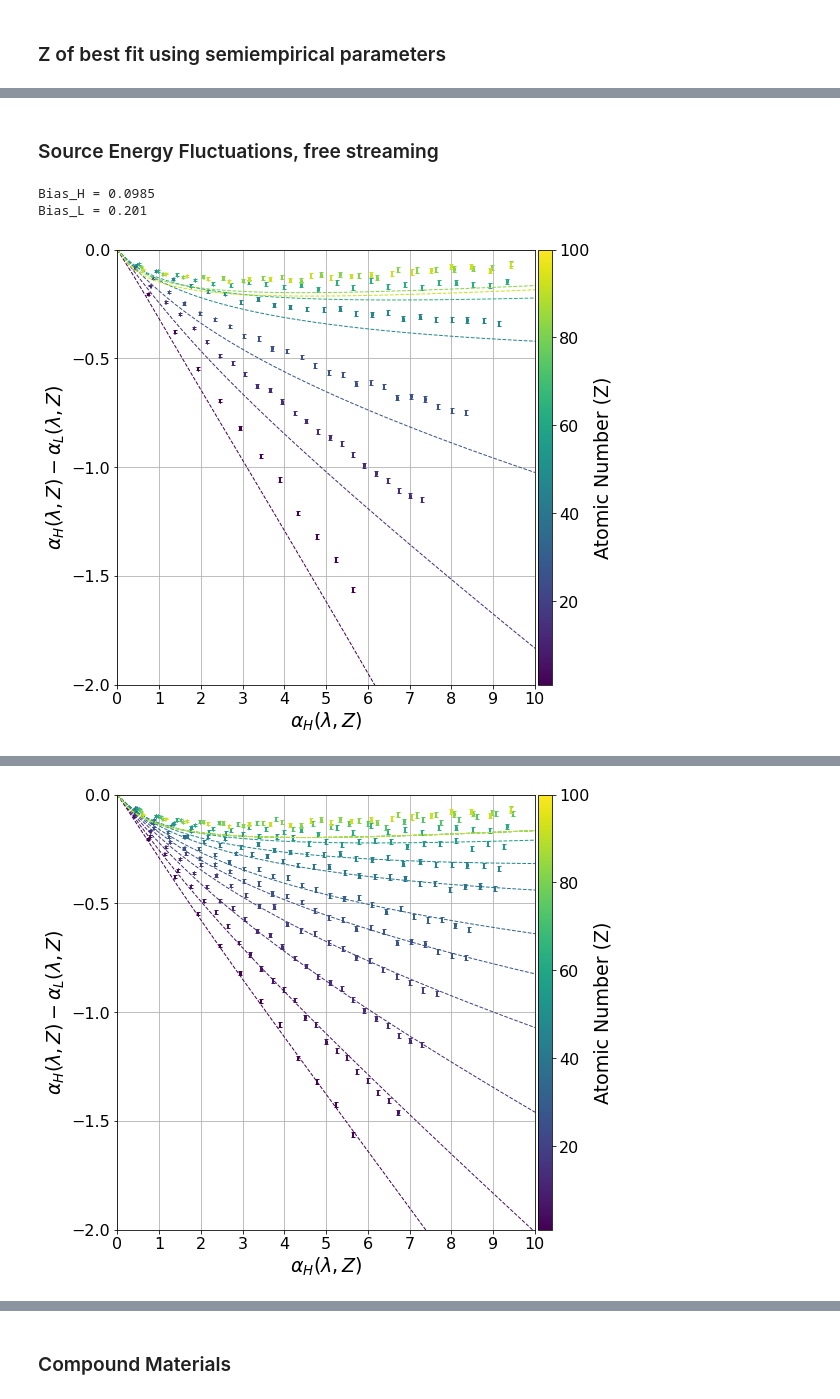
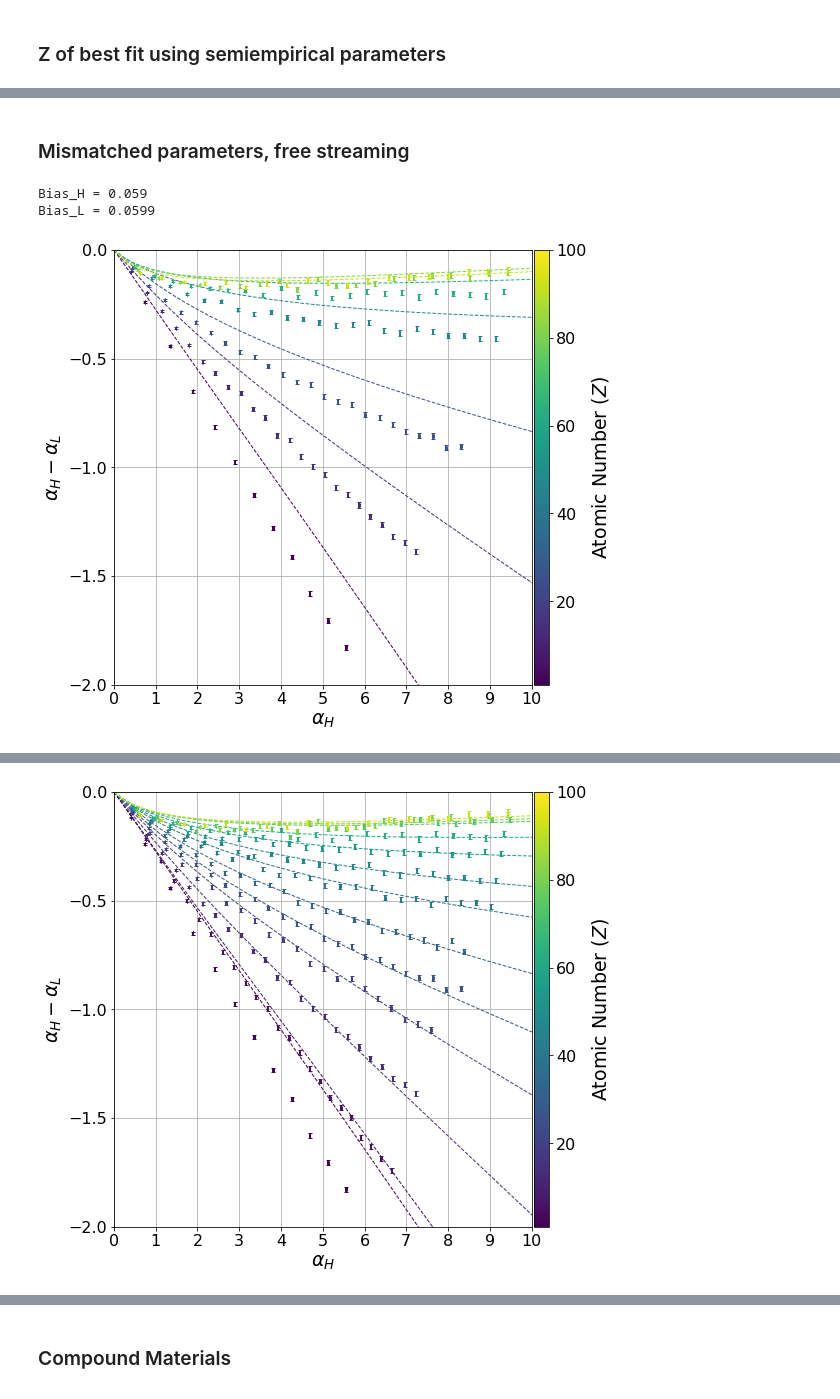
Before and after one commit to plalor/semiempirical_transparency, a Jupyter notebook: analysis/Semiempirical.ipynb, the cells around one changed output, grey strips where cells are left out. Drawn from its saved outputs; the diff is of its cells as text; code cells hidden in the pictures.

```diff
--- a/analysis/Semiempirical.ipynb
+++ b/analysis/Semiempirical.ipynb
@@ -388,7 +368,7 @@ Bias_L = 0.012
 # %%
 fig, ax = plt.subplots(1, figsize = [8, 8])
 
-for Z in Z_vals:
+for Z in Z_vals[:-1]:
     ### lookup simulated values
     lmbda_H, alpha_H, sigma_H = lookup_alpha[H][Z]
     lmbda_L, alpha_L, sigma_L = lookup_alpha[L][Z]
@@ -404,18 +384,18 @@ for Z in Z_vals:
     alpha_L0 = calcAlpha(lmbdaRange, [Z_fit[0]], phi_L, D, mu_L, zRange)
     ax.plot(alpha_H0, alpha_H0 - alpha_L0, linewidth = 1, linestyle = 'dashed', c=color(Z))
 
-    ax.set_xlim(xrange)
+ax.set_xlim(xrange)
 ax.set_ylim(yrange)
 ax.set_xticks(xticks)
 ax.set_yticks(yticks)
 ax.tick_params(labelsize=16)
 ax.grid()
-ax.set_xlabel(r"$\alpha_H(\lambda, Z)$", fontsize=19)
-ax.set_ylabel(r"$\alpha_H(\lambda, Z) - \alpha_L(\lambda, Z)$", fontsize=19)
+ax.set_xlabel(r"$\alpha_H$", fontsize=19)
+ax.set_ylabel(r"$\alpha_H - \alpha_L$", fontsize=19)
 fig.subplots_adjust(right=0.85)
 cbar_ax = fig.add_axes([0.855, 0.125, 0.025, 0.755])
 fig.colorbar(cmap, cax=cbar_ax)
-cbar_ax.set_ylabel("Atomic Number (Z)", fontsize=19)
+cbar_ax.set_ylabel(r"Atomic Number ($Z$)", fontsize=19)
 cbar_ax.tick_params(labelsize=16)
 # %% [output]
 True Z: 1; Fit Z: [1]; Loss: [8.35496262e-05]
@@ -435,23 +414,23 @@ True Z: 92; Fit Z: [87]; Loss: [3.0104298e-05]
 # %% [markdown]
-### Source Energy Fluctuations, free streaming
+### Mismatched parameters, free streaming
 # %%
 fig, ax = plt.subplots(1, figsize = [8, 8])
 
 for Z in Z_plot:
     ### lookup simulated values
-    lmbda_H, alpha_H, sigma_H = lookup_alpha[H_twiddle][Z]
-    lmbda_L, alpha_L, sigma_L = lookup_alpha[L_twiddle][Z]
+    lmbda_H, alpha_H, sigma_H = lookup_alpha[H][Z]
+    lmbda_L, alpha_L, sigma_L = lookup_alpha[L][Z]
     ax.errorbar(alpha_H, alpha_H - alpha_L, xerr = sigma_H,
                  yerr = np.sqrt(sigma_H**2 + sigma_L**2),
                  elinewidth=2, capsize=2, ecolor = color(Z), ls='none')
 
     ### plot against theory
-    alpha_H0 = calcAlpha(lmbdaRange, [Z], phi_H, D, mu_tot, zRange)
-    alpha_L0 = calcAlpha(lmbdaRange, [Z], phi_L, D, mu_tot, zRange)
+    alpha_H0 = calcAlpha(lmbdaRange, [Z], phi_H_twiddle, D_twiddle, mu_tot, zRange)
+    alpha_L0 = calcAlpha(lmbdaRange, [Z], phi_L_twiddle, D_twiddle, mu_tot, zRange)
     ax.plot(alpha_H0, alpha_H0 - alpha_L0, linewidth = 1, linestyle = 'dashed', c=color(Z))
 
-bias_H = calcBias(alpha_H_arr_twiddle, sigma_H_arr_twiddle, lmbda_H_arr_twiddle, Z_arr_twiddle, phi_H, D, mu_tot, zRange)
-bias_L = calcBias(alpha_L_arr_twiddle, sigma_L_arr_twiddle, lmbda_L_arr_twiddle, Z_arr_twiddle, phi_L, D, mu_tot, zRange)
+bias_H = calcBias(alpha_H_arr, sigma_H_arr, lmbda_H_arr, Z_arr, phi_H_twiddle, D_twiddle, mu_tot, zRange)
+bias_L = calcBias(alpha_L_arr, sigma_L_arr, lmbda_L_arr, Z_arr, phi_L_twiddle, D_twiddle, mu_tot, zRange)
 print("Bias_H = %.3g" % bias_H)
 print("Bias_L = %.3g" % bias_L)
 
@@ -461,36 +440,36 @@ ax.set_xticks(xticks)
 ax.set_yticks(yticks)
 ax.tick_params(labelsize=16)
 ax.grid()
-ax.set_xlabel(r"$\alpha_H(\lambda, Z)$", fontsize=19)
-ax.set_ylabel(r"$\alpha_H(\lambda, Z) - \alpha_L(\lambda, Z)$", fontsize=19)
+ax.set_xlabel(r"$\alpha_H$", fontsize=19)
+ax.set_ylabel(r"$\alpha_H - \alpha_L$", fontsize=19)
 fig.subplots_adjust(right=0.85)
 cbar_ax = fig.add_axes([0.855, 0.125, 0.025, 0.755])
 fig.colorbar(cmap, cax=cbar_ax)
-cbar_ax.set_ylabel("Atomic Number (Z)", fontsize=19)
+cbar_ax.set_ylabel(r"Atomic Number ($Z$)", fontsize=19)
 cbar_ax.tick_params(labelsize=16)
 
 plt.savefig(outfile + "alpha_curve_freestreaming_mismatched.png", bbox_inches = "tight")
 # %% [output]
-Bias_H = 0.0985
-Bias_L = 0.201
+Bias_H = 0.059
+Bias_L = 0.0599
-[figure, old version]
+[figure, new version]
 # %%
 fig, ax = plt.subplots(1, figsize = [8, 8])
 
 for Z in Z_vals:
     ### lookup simulated values
-    lmbda_H, alpha_H, sigma_H = lookup_alpha[H_twiddle][Z]
-    lmbda_L, alpha_L, sigma_L = lookup_alpha[L_twiddle][Z]
+    lmbda_H, alpha_H, sigma_H = lookup_alpha[H][Z]
+    lmbda_L, alpha_L, sigma_L = lookup_alpha[L][Z]
     ax.errorbar(alpha_H, alpha_H - alpha_L, xerr = sigma_H,
                  yerr = np.sqrt(sigma_H**2 + sigma_L**2),
                  elinewidth=2, capsize=2, ecolor = color(Z), ls='none')
 
-    Z_fit, loss_fit = fitToTheory(alpha_H, alpha_L, phi_H, phi_L, D, mu_tot, mu_tot, zRange)
+    Z_fit, loss_fit = fitToTheory(alpha_H, alpha_L, phi_H_twiddle, phi_L_twiddle, D_twiddle, mu_tot, mu_tot, zRange)
     print("True Z: %d; Fit Z: %s; Loss: %s" % (Z, Z_fit, loss_fit))
 
     ### plot against theory
-    alpha_H0 = calcAlpha(lmbdaRange, [Z_fit[0]], phi_H, D, mu_tot, zRange)
-    alpha_L0 = calcAlpha(lmbdaRange, [Z_fit[0]], phi_L, D, mu_tot, zRange)
+    alpha_H0 = calcAlpha(lmbdaRange, [Z_fit[0]], phi_H_twiddle, D_twiddle, mu_tot, zRange)
+    alpha_L0 = calcAlpha(lmbdaRange, [Z_fit[0]], phi_L_twiddle, D_twiddle, mu_tot, zRange)
     ax.plot(alpha_H0, alpha_H0 - alpha_L0, linewidth = 1, linestyle = 'dashed', c=color(Z))
 
 ax.set_xlim(xrange)
@@ -499,11 +478,11 @@ ax.set_xticks(xticks)
 ax.set_yticks(yticks)
 ax.tick_params(labelsize=16)
 ax.grid()
-ax.set_xlabel(r"$\alpha_H(\lambda, Z)$", fontsize=19)
-ax.set_ylabel(r"$\alpha_H(\lambda, Z) - \alpha_L(\lambda, Z)$", fontsize=19)
+ax.set_xlabel(r"$\alpha_H$", fontsize=19)
+ax.set_ylabel(r"$\alpha_H - \alpha_L$", fontsize=19)
 fig.subplots_adjust(right=0.85)
 cbar_ax = fig.add_axes([0.855, 0.125, 0.025, 0.755])
 fig.colorbar(cmap, cax=cbar_ax)
-cbar_ax.set_ylabel("Atomic Number (Z)", fontsize=19)
+cbar_ax.set_ylabel(r"Atomic Number ($Z$)", fontsize=19)
 cbar_ax.tick_params(labelsize=16)
 # %% [output]
@@ -523,2 +502,2 @@ True Z: 92; Fit Z: [80]; Loss: [0.00261131]
-[figure, old version]
+[figure, new version]
 # %% [markdown]
```
Also changed, not shown: parts of 16 cells of this notebook, 3 other files.
